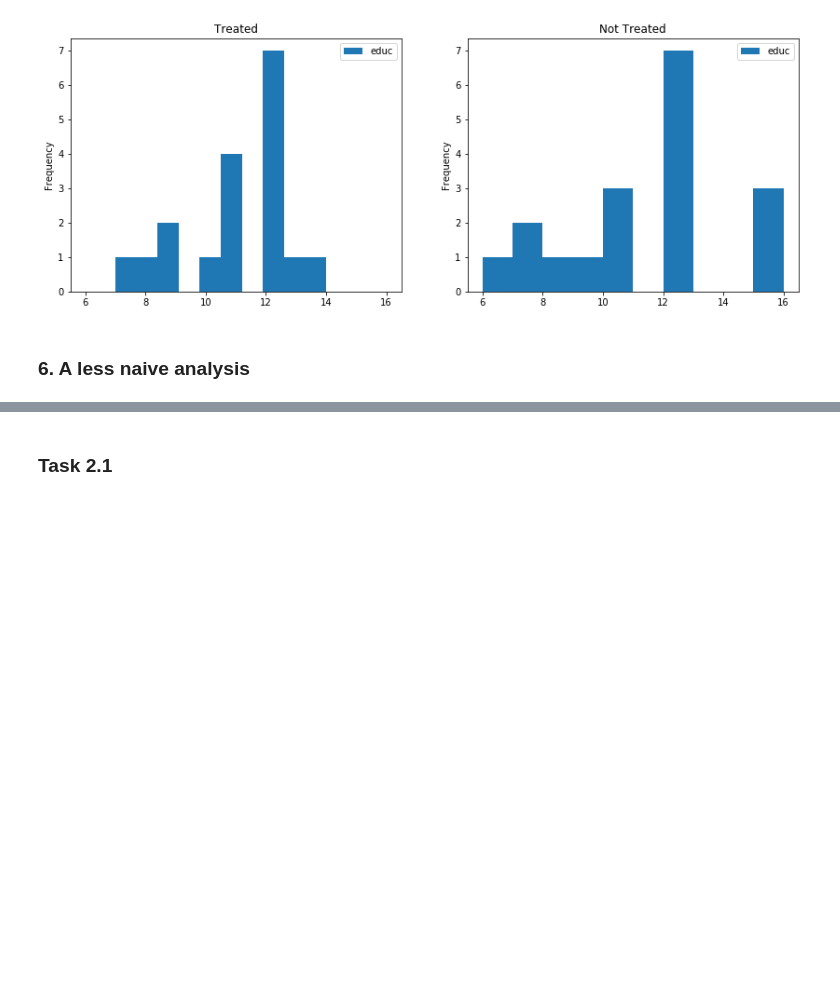
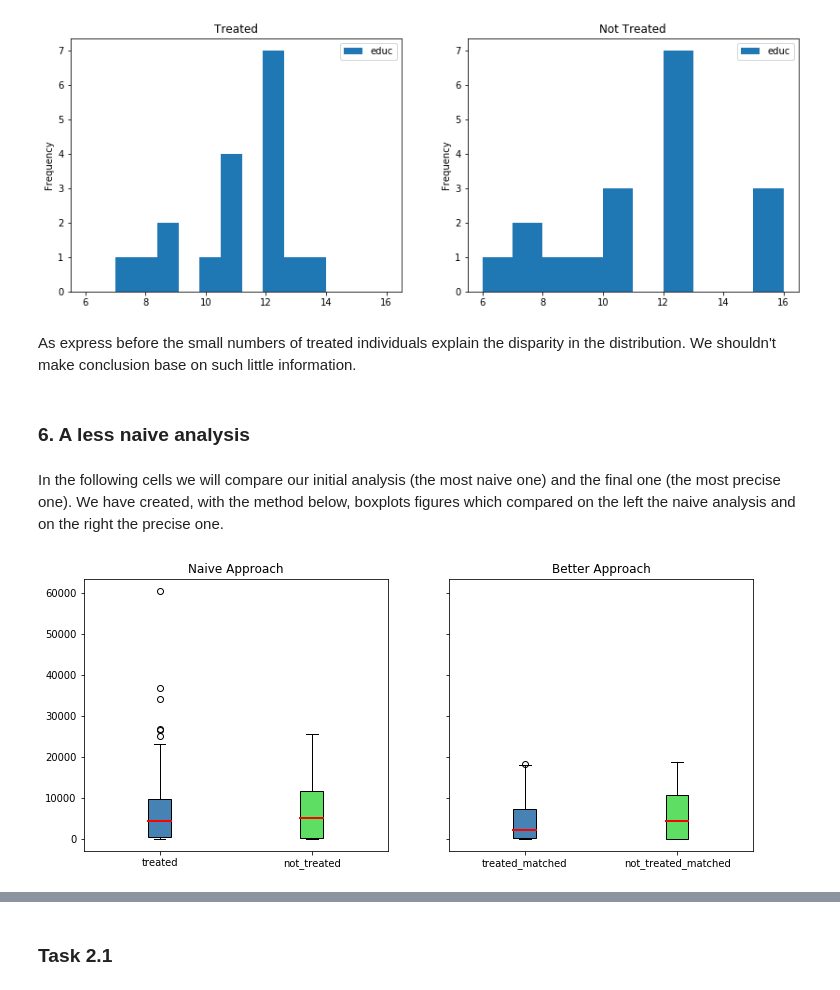
Before and after one commit to IsaacLeimgruber/ADA_labs_repo, a Jupyter notebook: 04 - Applied ML/HW04_Charles.ipynb, the cells around one changed output, grey strips where cells are left out. Drawn from its saved outputs; the diff is of its cells as text; code cells hidden in the pictures; blank space fills up the shorter version.

```diff
--- a/04 - Applied ML/HW04_Charles.ipynb
+++ b/04 - Applied ML/HW04_Charles.ipynb
@@ -837,5 +860,49 @@ shared_plot_by('age', 'hist', patients_noBlack_noHispan_treated, patients_noBlac
 shared_plot_by('educ', 'hist', patients_noBlack_noHispan_treated, patients_noBlack_noHispan_not_treated_matched)
 # %% [output]
 [figure]
+# %% [markdown]
+As express before the small numbers of treated individuals explain the disparity in the distribution. We shouldn't make conclusion base on such little information.
 # %% [markdown]
 ### 6. A less naive analysis
+# %% [markdown]
+In the following cells we will compare our initial analysis (the most naive one) and the final one (the most precise one). We have created, with the method below, boxplots figures which compared on the left the naive analysis and on the right the precise one.
+# %%
+def median(bp):
+    for m in bp['medians']:
+        m.set(color='red', linewidth=2)
+
+def box(bp, fill_colors):
+    for idx, b in enumerate(bp['boxes']):
+        b.set(facecolor = fill_colors[idx])
+
+def make_boxplot_shared(df1, df2, df3, df4, column, labels1, labels2,  fill_colors, title1, title2):
+    serie1 = get_column_serie(df1, column)
+    serie2 = get_column_serie(df2, column)
+    serie3 = get_column_serie(df3, column)
+    serie4 = get_column_serie(df4, column)
+    data1 = [serie1, serie2]
+    data2 = [serie3, serie4]
+    fig, ax = plt.subplots(ncols = 2, figsize=(12,5), sharey=True)
+
+    ax0 = ax[0]
+    ax1 = ax[1]
+
+    bp1 = ax0.boxplot(data1, patch_artist = True)
+    bp2 = ax1.boxplot(data2, patch_artist = True)
+    for elem in ['boxes', 'caps']:
+        plt.setp(bp1[elem], color='black')
+        plt.setp(bp2[elem], color='black')
+
+    median(bp1)
+    median(bp2)
+    box(bp1, fill_colors)
+    box(bp2, fill_colors)
+
+    ax0.set_xticklabels(labels1)
+    ax1.set_xticklabels(labels2)
+    ax0.set_title(title1)
+    ax1.set_title(title2)
+# %%
+make_boxplot_shared(treated_df, ntreated_df,new_patients_not_treated_matched,new_patients_treated_matched, 're78', ['treated', 'not_treated'],["treated_matched", "not_treated_matched"], ['steelblue', '#5EDF63'], "Naive Approach", "Better Approach")
+# %% [output]
+[figure, added]
```
Also changed, not shown: parts of 67 cells of this notebook.
